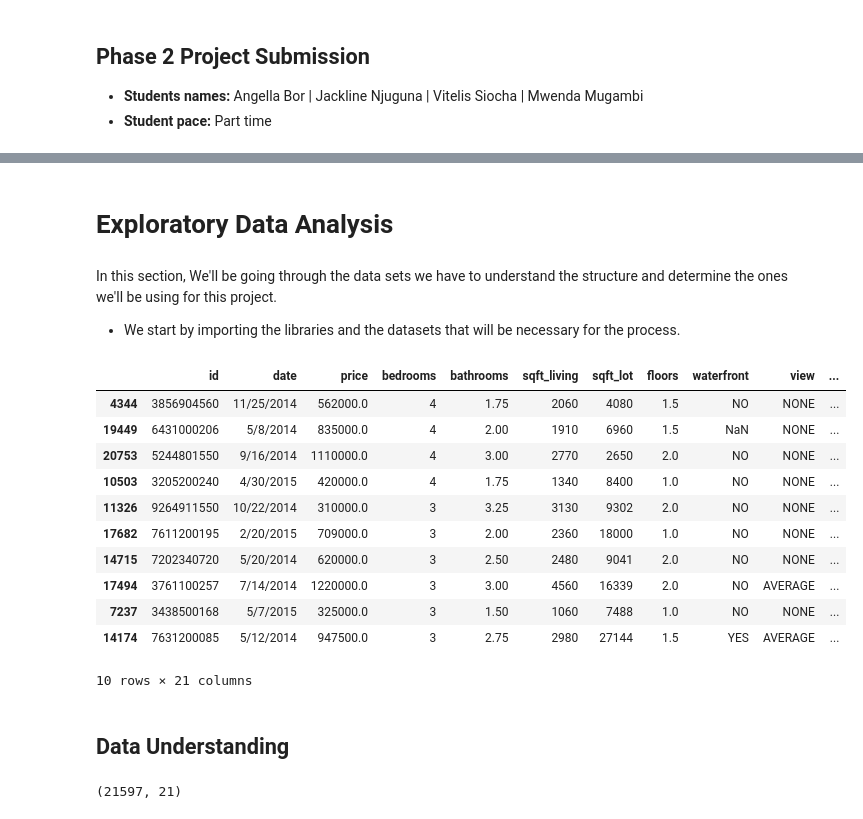
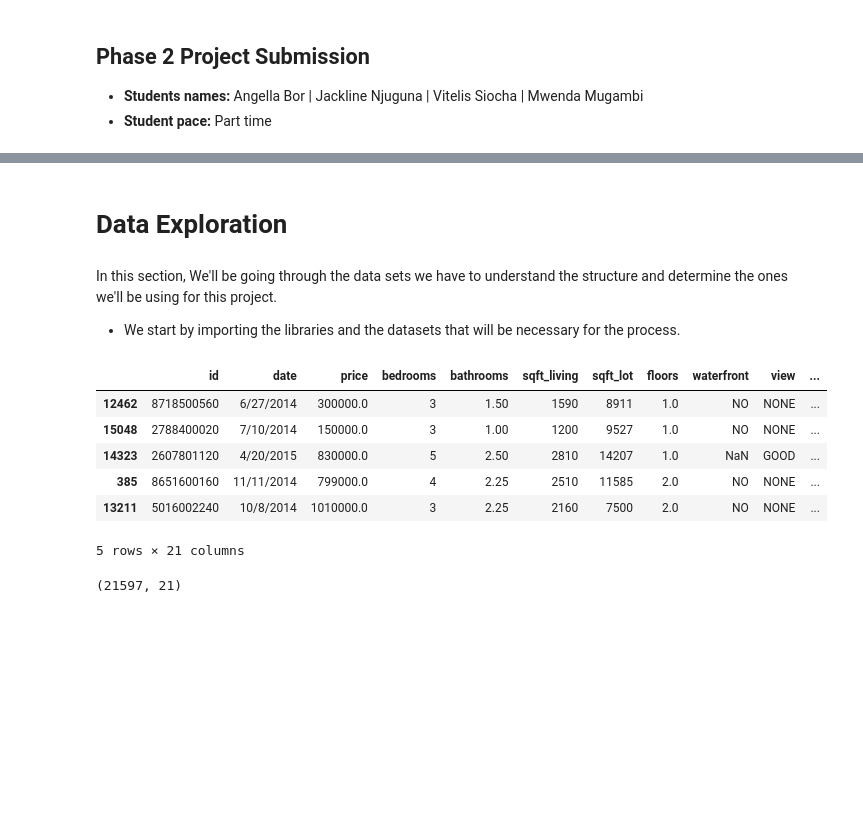
Before and after one commit to learn-co-curriculum/dsc-phase-2-project-v2-3, a Jupyter notebook: student.ipynb, the cells around one changed output, grey strips where cells are left out. Saved outputs shown, nothing was run; the diff lists cells and outputs as text; code cells hidden in the pictures; blank space fills up the shorter version.

```diff
--- a/student.ipynb
+++ b/student.ipynb
@@ -31,5 +31,5 @@ Homeowners frequently invest in home renovations to improve their living conditi
 # %% [markdown]
-# Exploratory Data Analysis
+# Data Exploration
 # %% [markdown]
 In this section, We'll be going through the data sets we have to understand the structure and determine the ones we'll be using for this project.
  * We start by importing the libraries and the datasets that will be necessary for the process.
@@ -46,24 +51,17 @@ import seaborn as sns
 import warnings
 warnings.filterwarnings("ignore")
 # %%
-#Importing the data set
+#Loading the data set
 data = pd.read_csv("data/kc_house_data.csv")
-data.sample(10)
+data.sample(5)
 # %% [output]
 |  | id | date | price | bedrooms | bathrooms | sqft_living | sqft_lot | floors | waterfront | view | ... |
-| 4344 | 3856904560 | 11/25/2014 | 562000.0 | 4 | 1.75 | 2060 | 4080 | 1.5 | NO | NONE | ... |
-| 19449 | 6431000206 | 5/8/2014 | 835000.0 | 4 | 2.00 | 1910 | 6960 | 1.5 | NaN | NONE | ... |
-| 20753 | 5244801550 | 9/16/2014 | 1110000.0 | 4 | 3.00 | 2770 | 2650 | 2.0 | NO | NONE | ... |
-| 10503 | 3205200240 | 4/30/2015 | 420000.0 | 4 | 1.75 | 1340 | 8400 | 1.0 | NO | NONE | ... |
-| 11326 | 9264911550 | 10/22/2014 | 310000.0 | 3 | 3.25 | 3130 | 9302 | 2.0 | NO | NONE | ... |
-| 17682 | 7611200195 | 2/20/2015 | 709000.0 | 3 | 2.00 | 2360 | 18000 | 1.0 | NO | NONE | ... |
-| 14715 | 7202340720 | 5/20/2014 | 620000.0 | 3 | 2.50 | 2480 | 9041 | 2.0 | NO | NONE | ... |
-| 17494 | 3761100257 | 7/14/2014 | 1220000.0 | 3 | 3.00 | 4560 | 16339 | 2.0 | NO | AVERAGE | ... |
-| 7237 | 3438500168 | 5/7/2015 | 325000.0 | 3 | 1.50 | 1060 | 7488 | 1.0 | NO | NONE | ... |
-| 14174 | 7631200085 | 5/12/2014 | 947500.0 | 3 | 2.75 | 2980 | 27144 | 1.5 | YES | AVERAGE | ... |
+| 12462 | 8718500560 | 6/27/2014 | 300000.0 | 3 | 1.50 | 1590 | 8911 | 1.0 | NO | NONE | ... |
+| 15048 | 2788400020 | 7/10/2014 | 150000.0 | 3 | 1.00 | 1200 | 9527 | 1.0 | NO | NONE | ... |
+| 14323 | 2607801120 | 4/20/2015 | 830000.0 | 5 | 2.50 | 2810 | 14207 | 1.0 | NaN | GOOD | ... |
+| 385 | 8651600160 | 11/11/2014 | 799000.0 | 4 | 2.25 | 2510 | 11585 | 2.0 | NO | NONE | ... |
+| 13211 | 5016002240 | 10/8/2014 | 1010000.0 | 3 | 2.25 | 2160 | 7500 | 2.0 | NO | NONE | ... |
-10 rows × 21 columns
+5 rows × 21 columns
-# %% [markdown]
-## Data Understanding
 # %%
 # Checking the shape of our data
 data.shape
```
Also changed, not shown: parts of 138 cells of this notebook.
